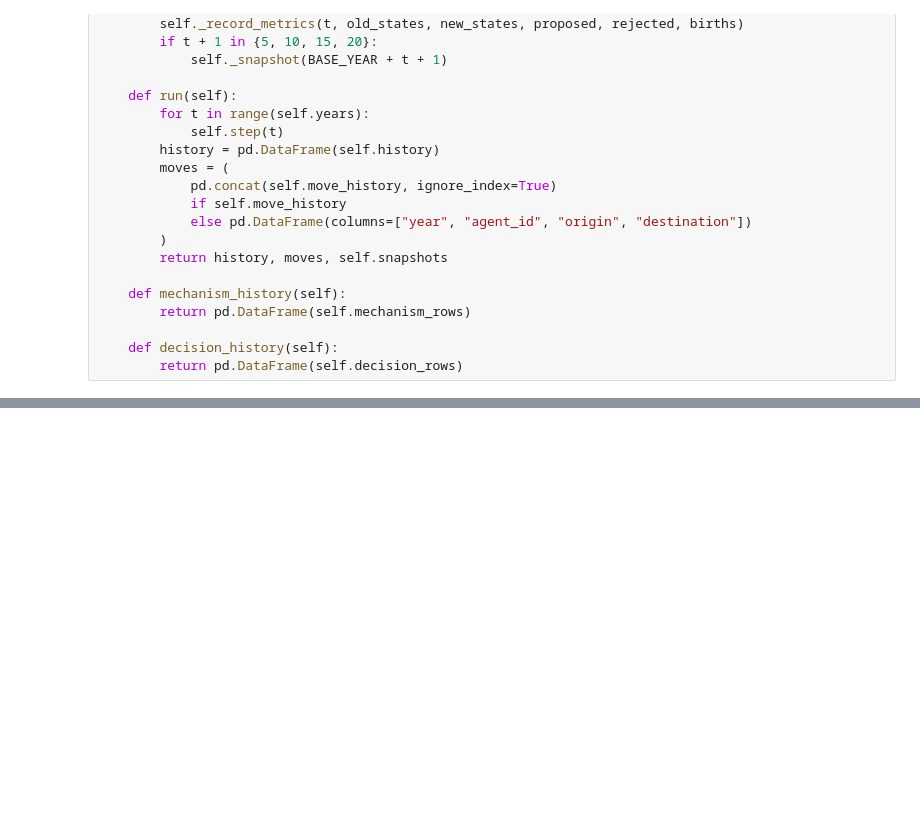
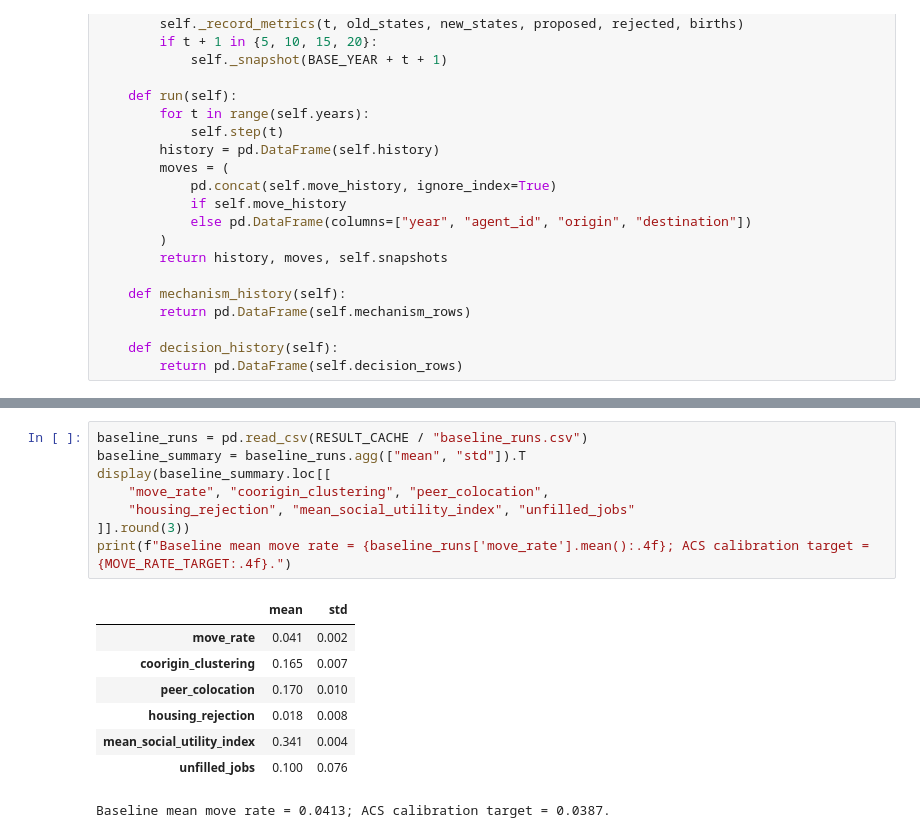
Before and after one commit to Jeremy-Xujia-Chen/CITS4403-GROUP-PROJECT, a Jupyter notebook: 0914-1_v8.ipynb, the cells around one changed output, grey strips where cells are left out. Drawn from its saved outputs; the diff is of its cells as text; blank space fills up the shorter version.

```diff
--- a/0914-1_v8.ipynb
+++ b/0914-1_v8.ipynb
@@ -1459,0 +1480,17 @@ class PolicySocialABM:
+# %%
+baseline_runs = pd.read_csv(RESULT_CACHE / "baseline_runs.csv")
+baseline_summary = baseline_runs.agg(["mean", "std"]).T
+display(baseline_summary.loc[[
+    "move_rate", "coorigin_clustering", "peer_colocation",
+    "housing_rejection", "mean_social_utility_index", "unfilled_jobs"
+]].round(3))
+print(f"Baseline mean move rate = {baseline_runs['move_rate'].mean():.4f}; ACS calibration target = {MOVE_RATE_TARGET:.4f}.")
+# %% [output]
+|  | mean | std |
+| move_rate | 0.041 | 0.002 |
+| coorigin_clustering | 0.165 | 0.007 |
+| peer_colocation | 0.170 | 0.010 |
+| housing_rejection | 0.018 | 0.008 |
+| mean_social_utility_index | 0.341 | 0.004 |
+| unfilled_jobs | 0.100 | 0.076 |
+Baseline mean move rate = 0.0413; ACS calibration target = 0.0387.
```
Also changed, not shown: parts of 5 cells of this notebook, 4 other files.
